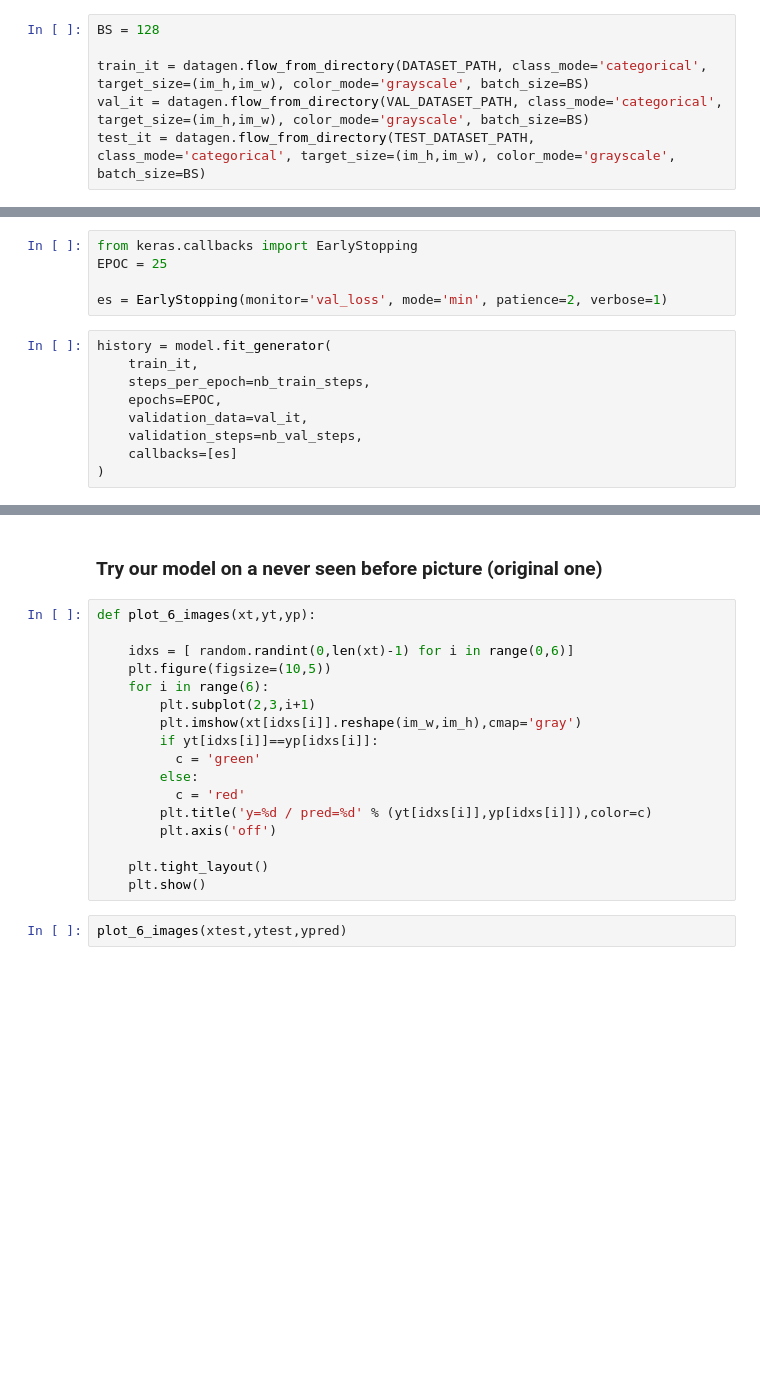
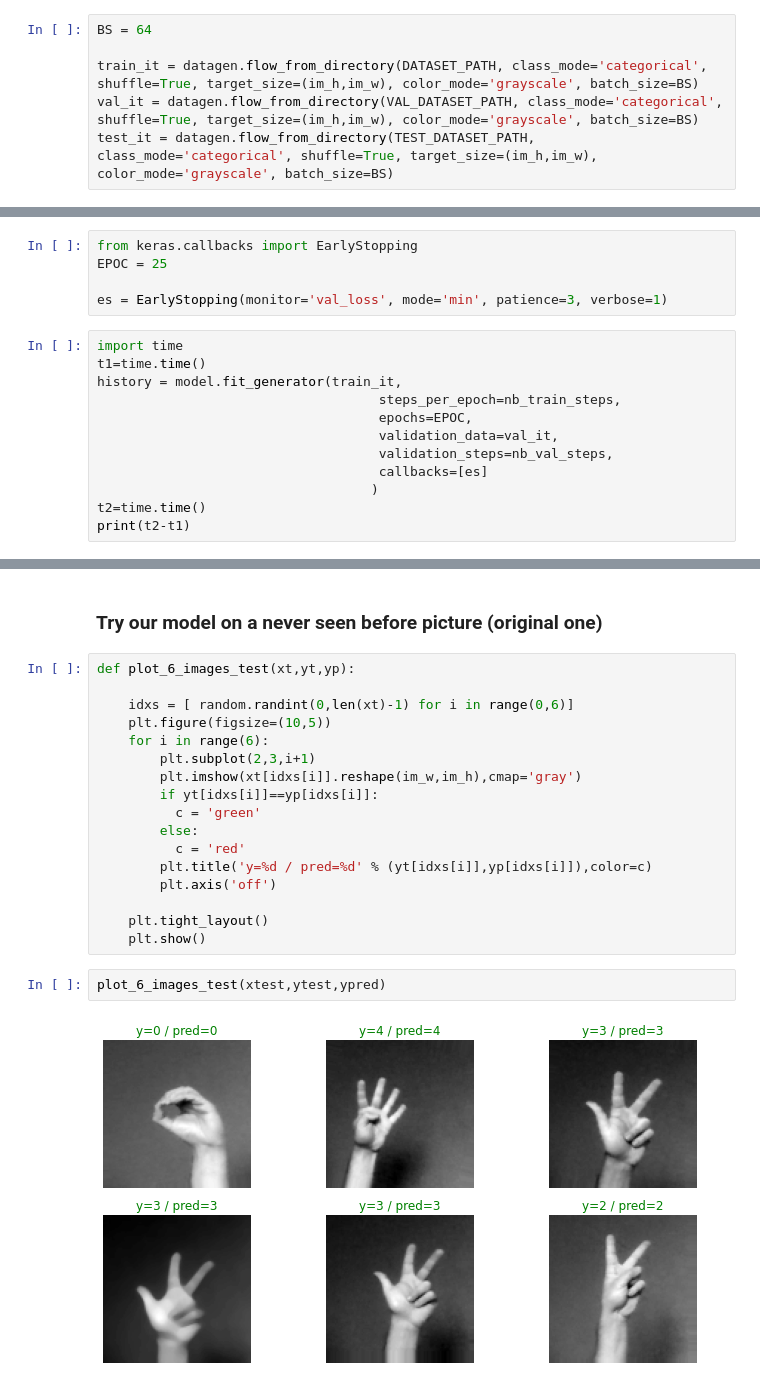
Before and after one commit to terman37/Neural_Networks_Counting_Fingers, a Jupyter notebook: training/cnn_training.ipynb, the cells around one changed output, grey strips where cells are left out. Cells and saved outputs as stored; diff of their text form; blank space fills up the shorter version.

```diff
--- a/training/cnn_training.ipynb
+++ b/training/cnn_training.ipynb
@@ -67,8 +87,8 @@ print(model.summary())
 from keras.preprocessing.image import ImageDataGenerator
 datagen = ImageDataGenerator()
 # %%
-BS = 128
+BS = 64
 
-train_it = datagen.flow_from_directory(DATASET_PATH, class_mode='categorical', target_size=(im_h,im_w), color_mode='grayscale', batch_size=BS)
-val_it = datagen.flow_from_directory(VAL_DATASET_PATH, class_mode='categorical', target_size=(im_h,im_w), color_mode='grayscale', batch_size=BS)
-test_it = datagen.flow_from_directory(TEST_DATASET_PATH, class_mode='categorical', target_size=(im_h,im_w), color_mode='grayscale', batch_size=BS)
+train_it = datagen.flow_from_directory(DATASET_PATH, class_mode='categorical', shuffle=True, target_size=(im_h,im_w), color_mode='grayscale', batch_size=BS)
+val_it = datagen.flow_from_directory(VAL_DATASET_PATH, class_mode='categorical', shuffle=True, target_size=(im_h,im_w), color_mode='grayscale', batch_size=BS)
+test_it = datagen.flow_from_directory(TEST_DATASET_PATH, class_mode='categorical', shuffle=True, target_size=(im_h,im_w), color_mode='grayscale', batch_size=BS)
@@ -81,13 +105,16 @@ nb_val_steps = val_it.samples // val_it.batch_size
 from keras.callbacks import EarlyStopping
 EPOC = 25
 
-es = EarlyStopping(monitor='val_loss', mode='min', patience=2, verbose=1)
+es = EarlyStopping(monitor='val_loss', mode='min', patience=3, verbose=1)
 # %%
-history = model.fit_generator(
-    train_it,
-    steps_per_epoch=nb_train_steps,
-    epochs=EPOC,
-    validation_data=val_it,
-    validation_steps=nb_val_steps,
-    callbacks=[es]
-)
+import time
+t1=time.time()
+history = model.fit_generator(train_it,
+                                    steps_per_epoch=nb_train_steps,
+                                    epochs=EPOC,
+                                    validation_data=val_it,
+                                    validation_steps=nb_val_steps,
+                                    callbacks=[es]
+                                   )
+t2=time.time()
+print(t2-t1)
@@ -149,7 +219,7 @@ model.save('models/model_cnn.h5')
 # %% [markdown]
 ### Try our model on a never seen before picture (original one)
 # %%
-def plot_6_images(xt,yt,yp):
+def plot_6_images_test(xt,yt,yp):
 
     idxs = [ random.randint(0,len(xt)-1) for i in range(0,6)]
     plt.figure(figsize=(10,5))
@@ -166,4 +236,6 @@ def plot_6_images(xt,yt,yp):
     plt.tight_layout()
     plt.show()
 # %%
-plot_6_images(xtest,ytest,ypred)
+plot_6_images_test(xtest,ytest,ypred)
+# %% [output]
+[figure, added]
```
Also changed, not shown: parts of 10 cells of this notebook, 10 other files.
